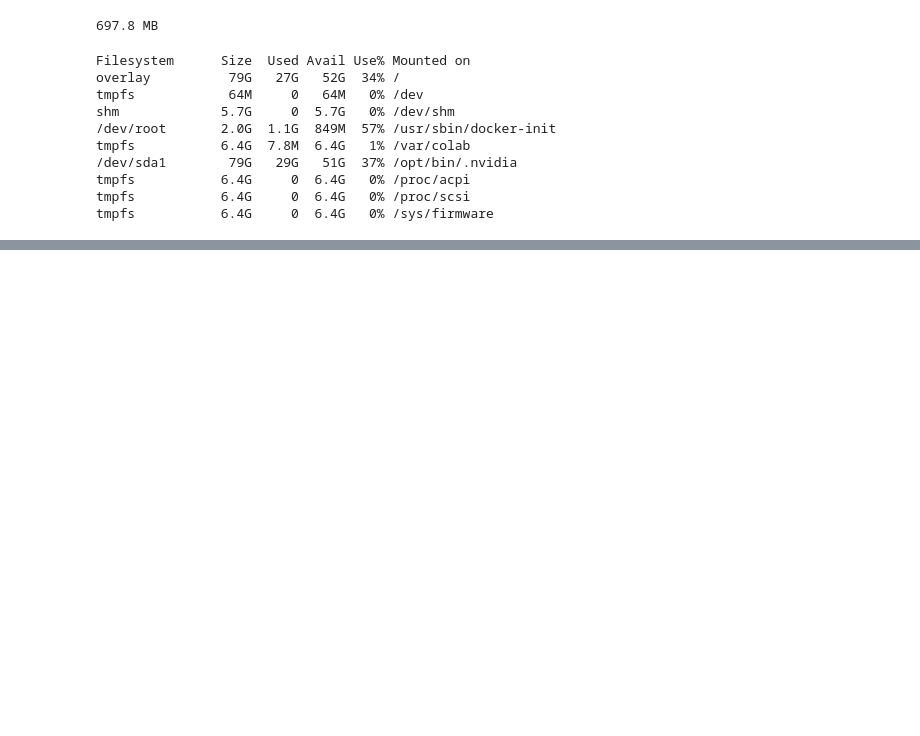
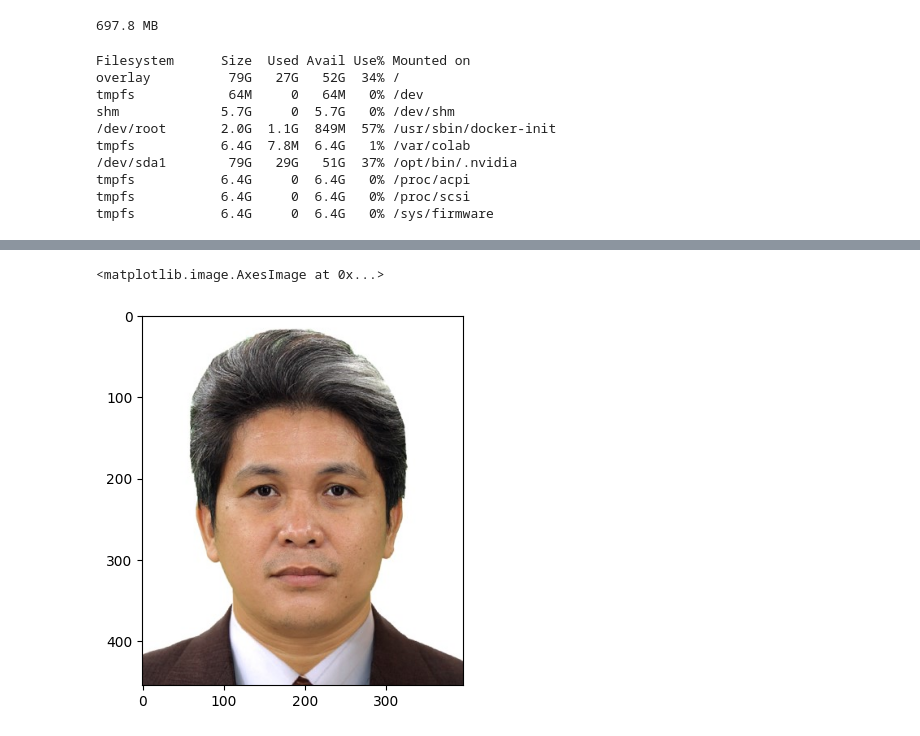
Before and after one commit to gasparmamac/DeepLearningNotebook, a Jupyter notebook: intro_to_colab.ipynb, the cells around one changed output, grey strips where cells are left out. Drawn from its saved outputs; the diff is of its cells as text; code cells hidden in the pictures; blank space fills up the shorter version.

```diff
--- a/intro_to_colab.ipynb
+++ b/intro_to_colab.ipynb
@@ -84,0 +100,8 @@ tmpfs           6.4G     0  6.4G   0% /sys/firmware
+# %%
+import cv2
+im = cv2.imread('formal id pix2.jpg')
+imRGB = cv2.cvtColor(im, cv2.COLOR_BGR2RGB)
+plt.imshow(imRGB)
+# %% [output]
+<matplotlib.image.AxesImage at 0x...>
+[figure, added]
```
Also changed, not shown: parts of 2 cells of this notebook.
